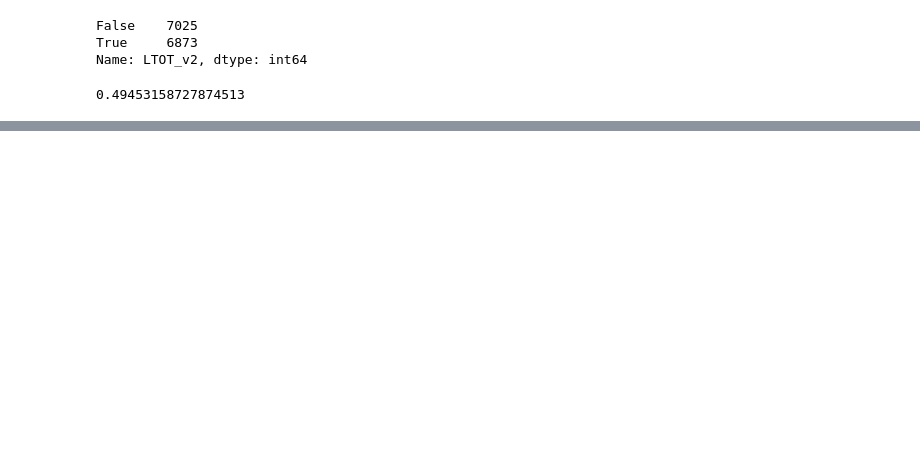
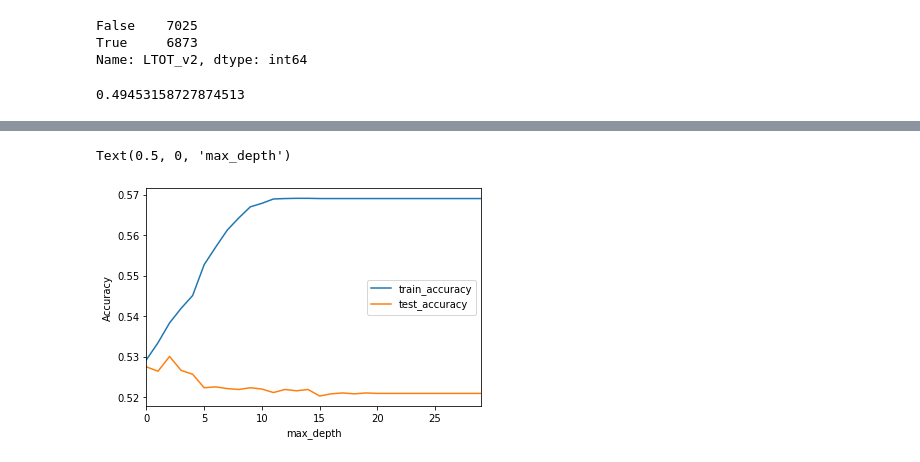
Before and after one commit to chenson2018/Humana-Mays-Competition, a Jupyter notebook: Exploration-Jake.ipynb, the cells around one changed output, grey strips where cells are left out. Saved outputs shown, nothing was run; the diff lists cells and outputs as text; code cells hidden in the pictures; blank space fills up the shorter version.

```diff
--- a/Exploration-Jake.ipynb
+++ b/Exploration-Jake.ipynb
@@ -1034,2 +1118,2 @@ df2 = pd.merge(df2, denied_drugs_count, how='left', on='id')
 # %%
-df2.drop(columns=['Unnamed: 0'], inplace=True)
+# df2.drop(columns=['Unnamed: 0'], inplace=True)
@@ -1083,0 +1184,12 @@ test roc_auc 0.5096080105822238
+# %%
+from sklearn.ensemble import RandomForestClassifier
+from sklearn.model_selection import cross_validate
+
+rf_model = RandomForestClassifier(n_estimators=100, max_depth=23,
+                                  random_state=100)
+
+cv_results = cross_validate(rf_model, X_train, y_train, cv=3,
+                            scoring= 'roc_auc',
+                            return_train_score=True)
+
+cv_results['test_score']
@@ -1083,0 +1198,10 @@ test roc_auc 0.5096080105822238
+# %%
+%%time
+from sklearn.model_selection import GridSearchCV
+
+parameters = {'max_depth': list(range(1,31,1))}
+rf = RandomForestClassifier()
+rf_grid = GridSearchCV(rf, parameters, scoring='roc_auc')
+rf_grid.fit(X_train, y_train)
+
+rf_grid.best_params_
@@ -1083,0 +1216,21 @@ test roc_auc 0.5096080105822238
+# %%
+%%time
+grid = list(range(1,31,1))
+train_accuracy = list()
+test_accuracy = list()
+for i in grid:
+    rf_model = RandomForestClassifier(n_estimators=100, max_depth=i,
+                                      random_state=0)
+    cv_results = cross_validate(rf_model, X_train, y_train, cv=3,
+                            scoring= 'accuracy',
+                            return_train_score=True)
+
+    train_accuracy.append(np.mean(cv_results['train_score']))
+    test_accuracy.append(np.mean(cv_results['test_score']))
+
+test_res = pd.DataFrame([train_accuracy, test_accuracy], index = ['train_accuracy', 'test_accuracy']).T
+test_res.set_index = grid
+test_res.plot()
+plt.ylabel('Accuracy')
+plt.xlabel('max_depth')
+# %% [output]
@@ -1083,0 +1238,2 @@ test roc_auc 0.5096080105822238
+Text(0.5, 0, 'max_depth')
+[figure, added]
```
Also changed, not shown: parts of 36 cells of this notebook.
